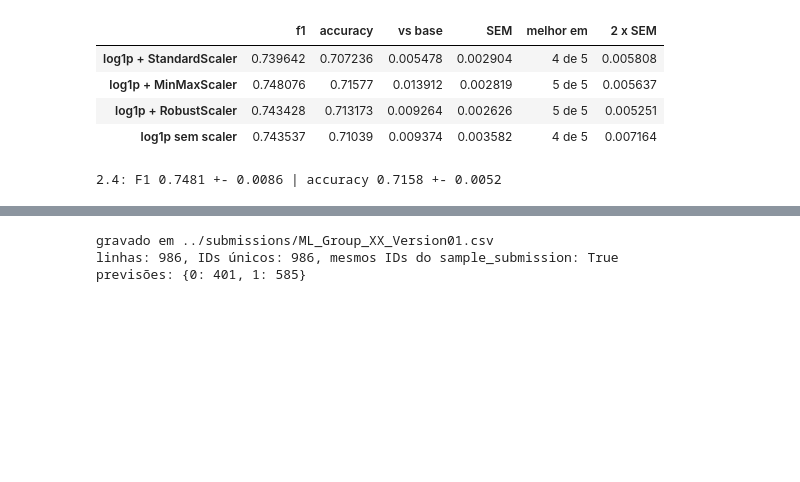
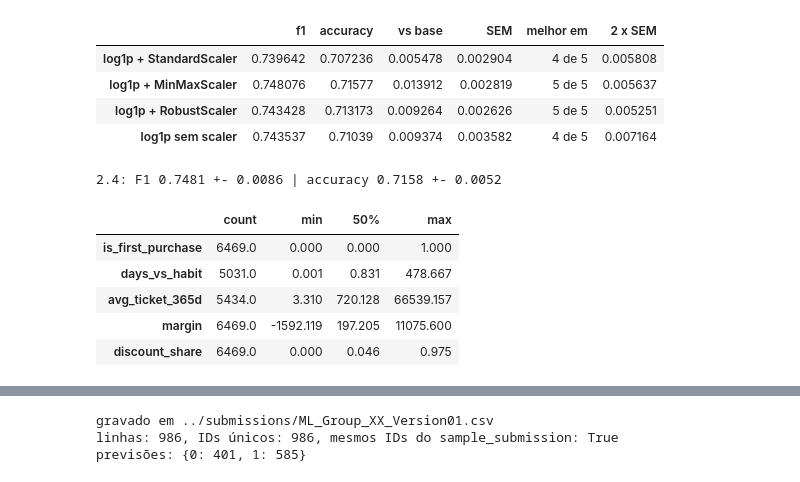
Before and after one commit to josebrites16/ML_project_2026-copia, a Jupyter notebook: notebooks/02_preprocessing.ipynb, the cells around one changed output, grey strips where cells are left out. Cells and saved outputs as stored; diff of their text form; code cells hidden in the pictures; blank space fills up the shorter version.

```diff
--- a/notebooks/02_preprocessing.ipynb
+++ b/notebooks/02_preprocessing.ipynb
@@ -477,3 +477,40 @@ print(f"2.4: F1 {result_24['f1'].mean():.4f} +- {sem(result_24['f1']):.4f}"
       f" | accuracy {result_24['accuracy'].mean():.4f} +- {sem(result_24['accuracy']):.4f}")
 # %% [output]
 2.4: F1 0.7481 +- 0.0086 | accuracy 0.7158 +- 0.0052
+# %%
+# ===== [2.6] NOVAS FEATURES - início =====
+# Passo 1 - as features candidatas. Todas usam só informação que existe no momento da compra.
+# Nas divisões, um denominador zero passa a nulo (W3, célula 28: .replace(0, np.nan));
+# esse nulo é depois preenchido pela mediana do treino no prepare_base.
+new_features = {
+    # a primeira compra comporta-se de outra forma (EDA, passo 12: 33% contra 58% de recompra)
+    "is_first_purchase": lambda t: (t["prior_purchase_count"] == 0).astype(int),
+    # atraso face ao intervalo habitual do cliente
+    "days_vs_habit": lambda t: t["days_since_previous_purchase"]
+                               / t["prior_mean_gap_days"].replace(0, np.nan),
+    # valor médio por compra no último ano
+    "avg_ticket_365d": lambda t: t["spend_365d"] / t["purchase_count_365d"].replace(0, np.nan),
+    # margem da compra
+    "margin": lambda t: t["Total Liquido"] - t["Custo"],
+    # peso do desconto na compra
+    "discount_share": lambda t: t["Total Desc_ Linha"] / t["Total Bruto"].replace(0, np.nan),
+}
+
+
+def add_features(frame, names=tuple(new_features)):
+    """Acrescenta as features `names` a uma tabela. Não aprende nada com os dados."""
+    out = frame.copy()
+    for name in names:
+        out[name] = new_features[name](out)
+    return out
+
+
+after_26 = add_features(blank_invalid(frame))
+after_26[list(new_features)].describe().T[["count", "min", "50%", "max"]].round(3)
+# %% [output]
+|  | count | min | 50% | max |
+| is_first_purchase | 6469.0 | 0.000 | 0.000 | 1.000 |
+| days_vs_habit | 5031.0 | 0.001 | 0.831 | 478.667 |
+| avg_ticket_365d | 5434.0 | 3.310 | 720.128 | 66539.157 |
+| margin | 6469.0 | -1592.119 | 197.205 | 11075.600 |
+| discount_share | 6469.0 | 0.000 | 0.046 | 0.975 |
```
Also changed, not shown: parts of 4 cells of this notebook.
